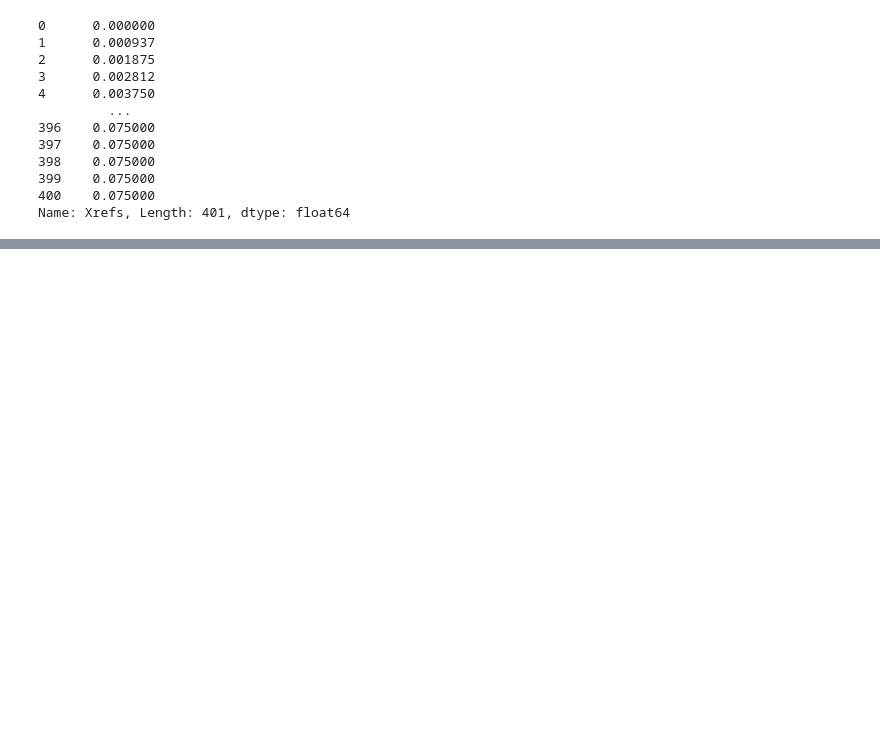
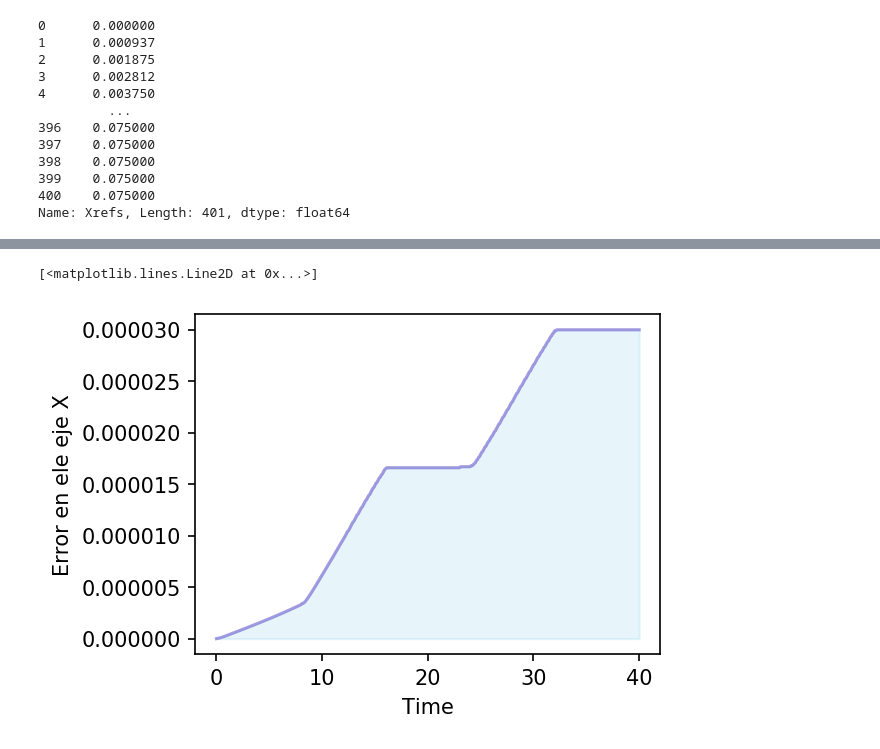
Before and after one commit to kabirivan/CDRR-Movement, a Jupyter notebook: TrabajoFinal_XavierAguas.ipynb, the cells around one changed output, grey strips where cells are left out. Drawn from its saved outputs; the diff is of its cells as text; code cells hidden in the pictures; blank space fills up the shorter version.

```diff
--- a/TrabajoFinal_XavierAguas.ipynb
+++ b/TrabajoFinal_XavierAguas.ipynb
@@ -163,0 +173,12 @@ plt.show()
+# %%
+xISE = square_figure['ISExs'];
+yISE = square_figure['ISEys'];
+
+# Error en el eje x figura 1
+plt.fill_between( time, xISE, color="skyblue", alpha=0.2)
+plt.xlabel('Time')
+plt.ylabel('Error en ele eje X')
+plt.plot(time, xISE, color="Slateblue", alpha=0.6)
+# %% [output]
+[<matplotlib.lines.Line2D at 0x...>]
+[figure, added]
```
Also changed, not shown: parts of 13 cells of this notebook, 4 other files.
